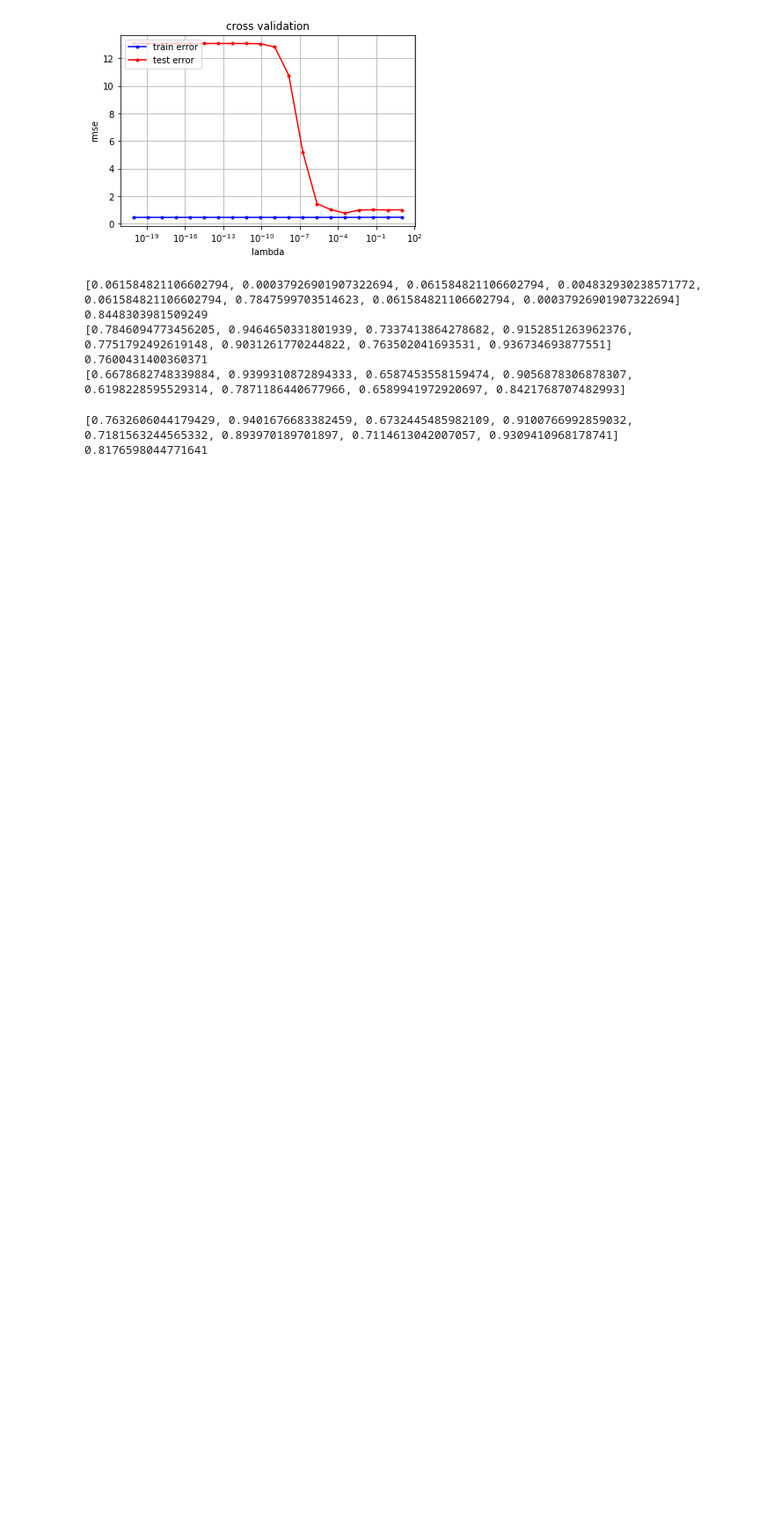
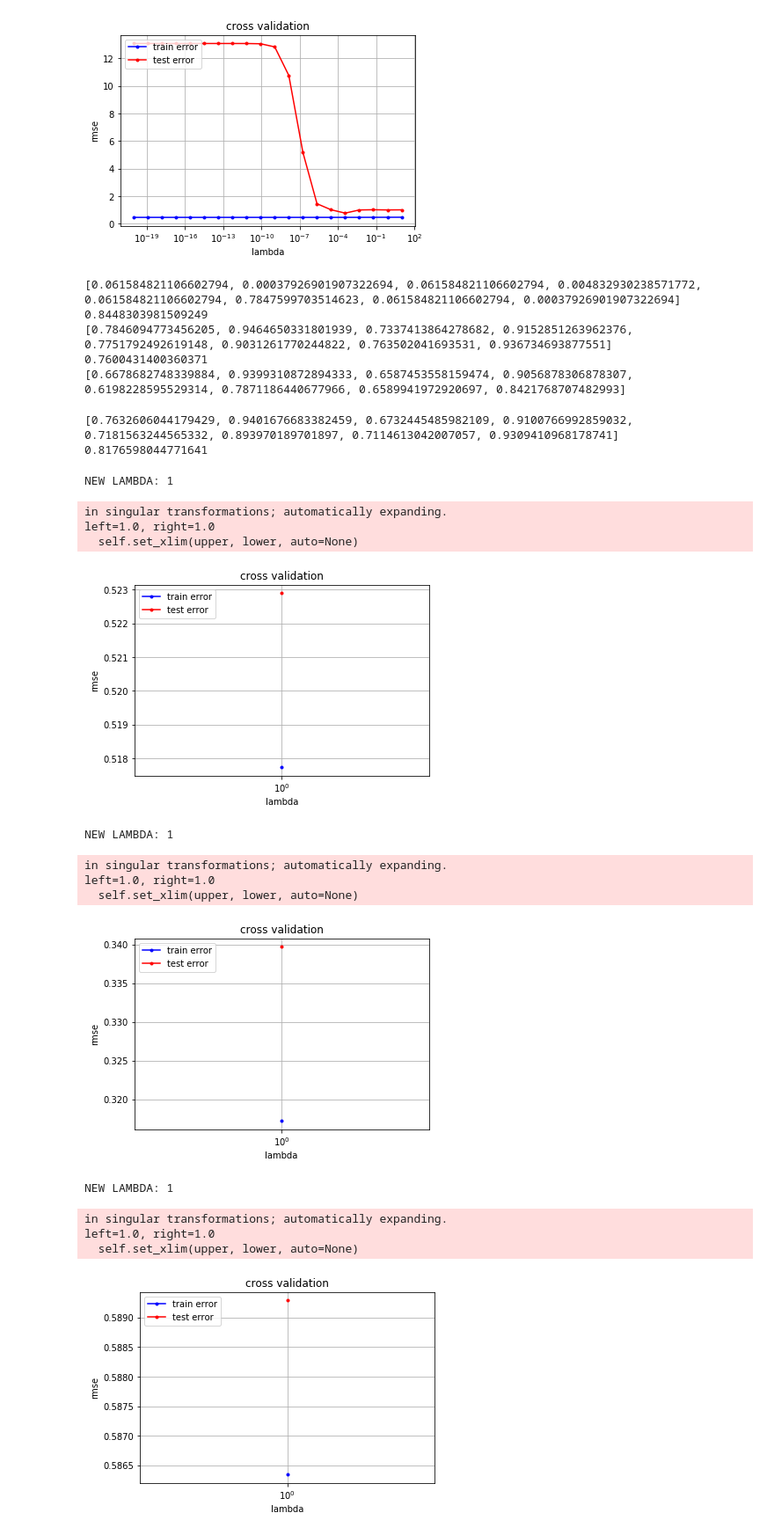
Before and after one commit to mmilenkoski/detecting_higgs_bosson, a Jupyter notebook: Main Notebook.ipynb, the cells around one changed output. Shown: that part at 88% size. Cells and saved outputs as stored; diff of their text form; code cells hidden in the pictures; blank space fills up the shorter version.

```diff
--- a/Main Notebook.ipynb
+++ b/Main Notebook.ipynb
@@ -128,3 +135,42 @@ pred = train_and_get_predictions(x_train_sep, y_train_sep, x_test_sep, y_test_se
 0.8176598044771641
 # %%
 create_csv_submission(ids_test, pred, "output6.csv")
+# %%
+number_of_models = 8
+
+best_lambdas = []
+acc_train = []
+acc_test = []
+for i in range(number_of_models):
+    x_tr = x_train_sep[i]
+    y_tr = y_train_sep[i]
+
+    #lambdas = np.logspace(-5, 1, 5)
+    #lambdas = [0.0001, 0.001, 0.01, 0.1, 1]
+    lambdas = [1]
+    lambda_, acc_tr, acc_te = cross_validation(x_tr, y_tr, lambdas, poly_degree=3, norm=None, method="SKL")
+    best_lambdas.append(lambda_)
+    acc_train.append(acc_tr)
+    acc_test.append(acc_te)
+
+print(best_lambdas)
+print(np.mean(acc_train))
+print(acc_train)
+print(np.mean(acc_test))
+print(acc_test)
+# %% [output]
+NEW LAMBDA: 1
+in singular transformations; automatically expanding.
+left=1.0, right=1.0
+  self.set_xlim(upper, lower, auto=None)
+[figure, added]
+NEW LAMBDA: 1
+in singular transformations; automatically expanding.
+left=1.0, right=1.0
+  self.set_xlim(upper, lower, auto=None)
+[figure, added]
+NEW LAMBDA: 1
+in singular transformations; automatically expanding.
+left=1.0, right=1.0
+  self.set_xlim(upper, lower, auto=None)
+[figure, added]
```
Also changed, not shown: parts of 15 cells of this notebook, 4 other files.
